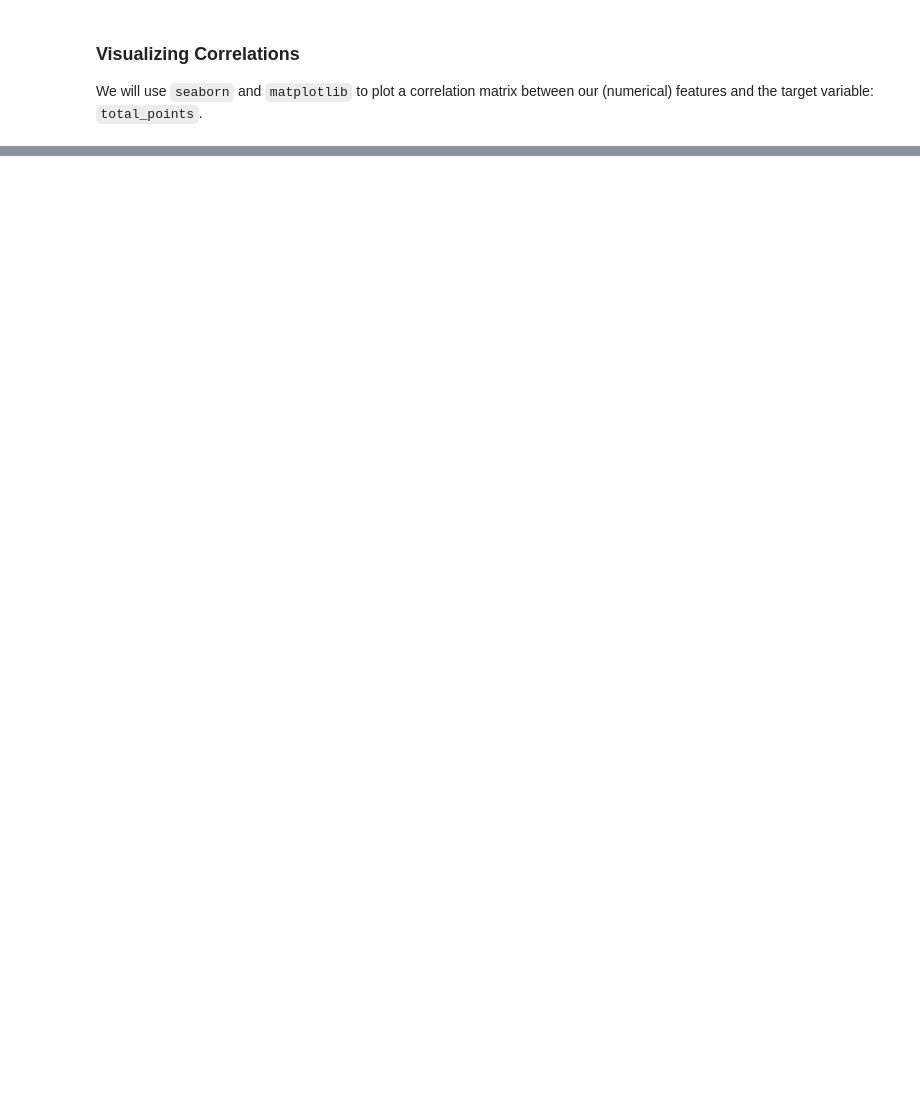
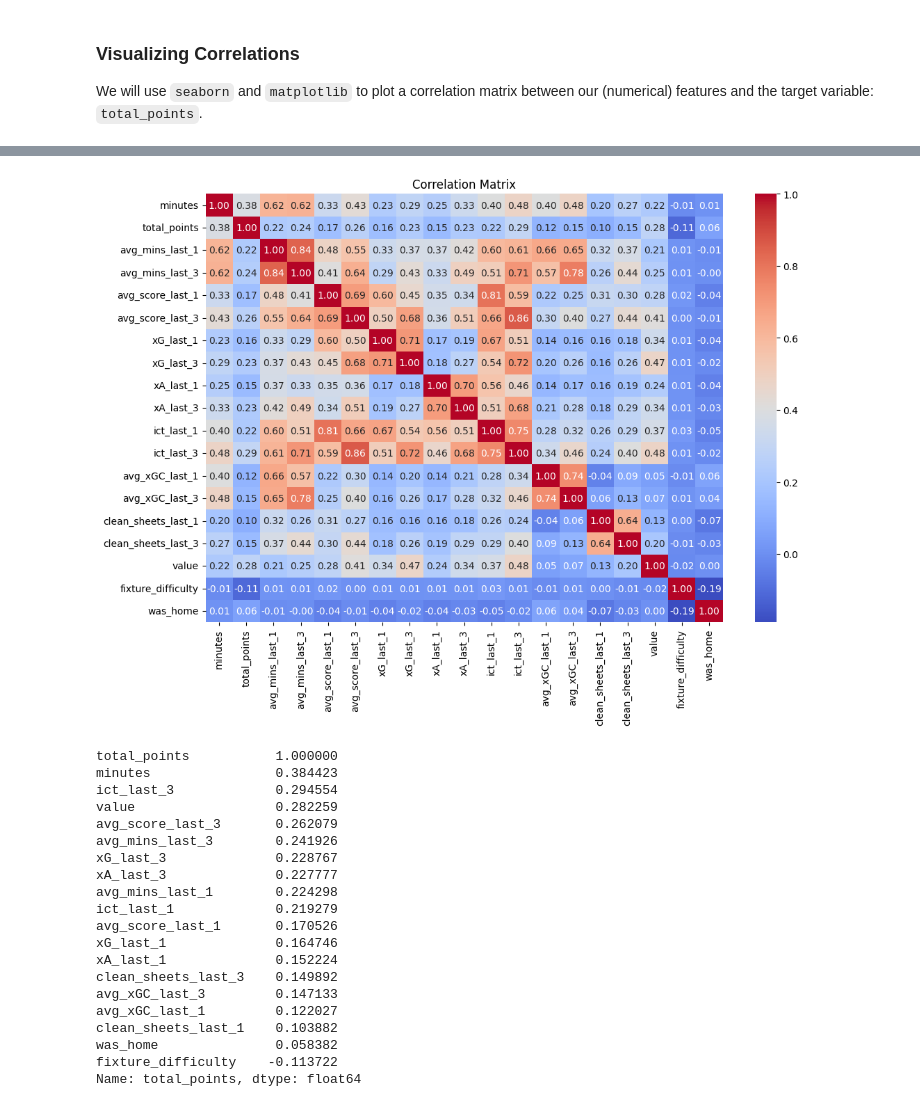
Before and after one commit to tanaypunjabi/xFPL, a Jupyter notebook: notebooks/04-feature-selection.ipynb, the cells around one changed output, grey strips where cells are left out. Saved outputs shown, nothing was run; the diff lists cells and outputs as text; code cells hidden in the pictures; blank space fills up the shorter version.

```diff
--- a/notebooks/04-feature-selection.ipynb
+++ b/notebooks/04-feature-selection.ipynb
@@ -75,0 +127,4 @@ Name: total_points, dtype: float64
+# %%
+# splitting the data
+fe_23_24_gkdef = fe_23_24[fe_23_24['position'].isin(['GK', 'DEF'])]
+fe_23_24_midfwd = fe_23_24[fe_23_24['position'].isin(['MID', 'FWD'])]
@@ -75,0 +232,27 @@ Name: total_points, dtype: float64
+# %%
+# filter out rows where 'minutes' = 0
+fe_23_24_midfwd_nonzero = fe_23_24_midfwd[fe_23_24_midfwd['minutes'] > 0]
+
+corr_analysis(fe_23_24_midfwd_nonzero)
+# %% [output]
+[figure, added]
+total_points           1.000000
+minutes                0.384423
+ict_last_3             0.294554
+value                  0.282259
+avg_score_last_3       0.262079
+avg_mins_last_3        0.241926
+xG_last_3              0.228767
+xA_last_3              0.227777
+avg_mins_last_1        0.224298
+ict_last_1             0.219279
+avg_score_last_1       0.170526
+xG_last_1              0.164746
+xA_last_1              0.152224
+clean_sheets_last_3    0.149892
+avg_xGC_last_3         0.147133
+avg_xGC_last_1         0.122027
+clean_sheets_last_1    0.103882
+was_home               0.058382
+fixture_difficulty    -0.113722
+Name: total_points, dtype: float64
```
Also changed, not shown: parts of 29 cells of this notebook, 7 other files.
